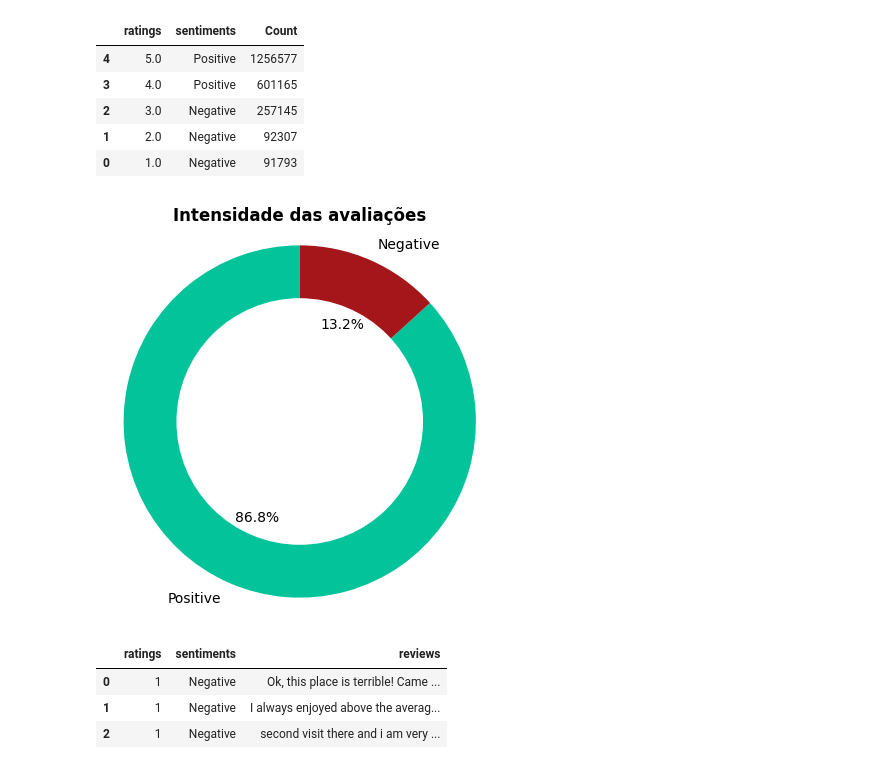
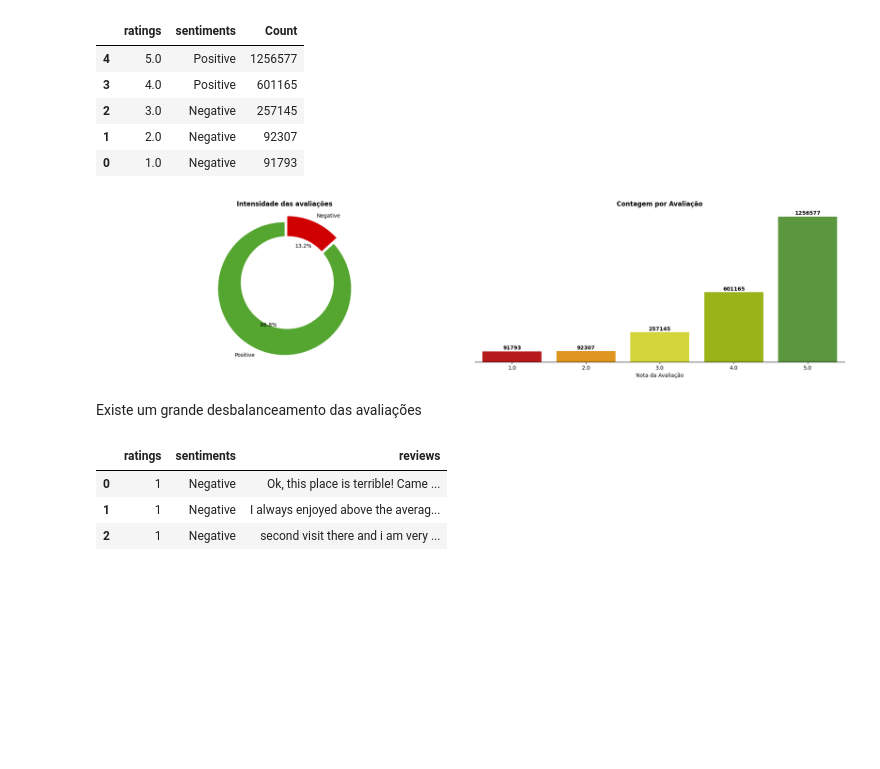
Before and after one commit to Mustasheep/PLN_Analise_Sentimentos, a Jupyter notebook: analise_sentimento.ipynb, the cells around one changed output. Drawn from its saved outputs; the diff is of its cells as text; code cells hidden in the pictures; blank space fills up the shorter version.

```diff
--- a/analise_sentimento.ipynb
+++ b/analise_sentimento.ipynb
@@ -119,30 +117,52 @@ df_rating.sort_values(by='ratings', ascending=False)
 | 2 | 3.0 | Negative | 257145 |
 | 1 | 2.0 | Negative | 92307 |
 | 0 | 1.0 | Negative | 91793 |
-# %%
-# Plotando um gráfico de pizza para positivo e negativo com seaborn e plt
-fig, ax = plt.subplots(figsize=(5, 5))
-
-# Selecting the 'Count' column for Positive and Negative sentiments
-positive_count = df_rating.loc[df_rating['sentiments'] == 'Positive', 'Count'].values[0]
-negative_count = df_rating.loc[df_rating['sentiments'] == 'Negative', 'Count'].values[0]
-
-labels_rev=['Positive', 'Negative']
-colors_rev = ['#02c39a', '#a4161a']
-explode = (0.1, 0)
-
-ax.pie([positive_count, negative_count], labels=labels_rev, colors=colors_rev, autopct='%1.1f%%', startangle=90)
-
-centre_circle = plt.Circle((0,0),0.70,fc='white')
-fig = plt.gcf()
-fig.gca().add_artist(centre_circle)
-
-
-plt.title('Intensidade das avaliações', fontweight='bold')
-ax.axis('equal')
-plt.show()
-# %% [output]
-[figure, removed]
+# %%
+fig, axes = plt.subplots(nrows=1, ncols=2, figsize=(20, 5))
+
+# Primeiro subplot: Gráfico de pizza (sentimentos)
+positive_count = df_rating.loc[df_rating['sentiments'] == 'Positive', 'Count'].values[0]
+negative_count = df_rating.loc[df_rating['sentiments'] == 'Negative', 'Count'].values[0]
+labels_rev = ['Positive', 'Negative']
+colors_rev = ['#55a630', '#d00000']
+explode = (0.1, 0)
+
+axes[0].pie([positive_count, negative_count], labels=labels_rev, colors=colors_rev, autopct='%1.1f%%', startangle=90, explode=explode)
+
+centre_circle = plt.Circle((0, 0), 0.70, fc='white', transform=axes[0].transData._b)
+axes[0].add_artist(centre_circle)
+axes[0].set_title('Intensidade das avaliações', fontweight='bold')
+axes[0].axis('equal')
+
+# Segundo subplot: Gráfico de barras (contagem por avaliação)
+cores = ['#d00000', '#ff9e00', '#eeef20', '#aacc00', '#55a630']
+
+ax = sns.barplot(x=df_rating['ratings'], y=df_rating['Count'], palette=cores, ax=axes[1])
+
+axes[1].set_title('Contagem por Avaliação', fontsize=12, fontweight='bold')
+axes[1].set_xlabel('Nota da Avaliação')
+axes[1].set_ylabel('Contagem')
+
+for i in range(len(df_rating['ratings'])):
+    axes[1].annotate(f'{df_rating["Count"][i]:.0f}'.replace('.', ','),
+                (i, df_rating['Count'][i]),
+                ha="center",
+                xytext=(0, 3),
+                textcoords="offset points",
+                fontweight='bold')
+
+# Ocultando eixos e algumas bordas
+axes[1].yaxis.set_visible(False)
+axes[1].spines["top"].set_visible(False)
+axes[1].spines["left"].set_visible(False)
+axes[1].spines["right"].set_visible(False)
+
+plt.tight_layout()
+plt.show()
+# %% [output]
+[figure, added]
+# %% [markdown]
+Existe um grande desbalanceamento das avaliações
 # %%
 df_rating = df_rating.drop('Count', axis=1)
 df_rating = df_rating.reset_index(drop=True)
```
Also changed, not shown: parts of 1 cell of this notebook.
